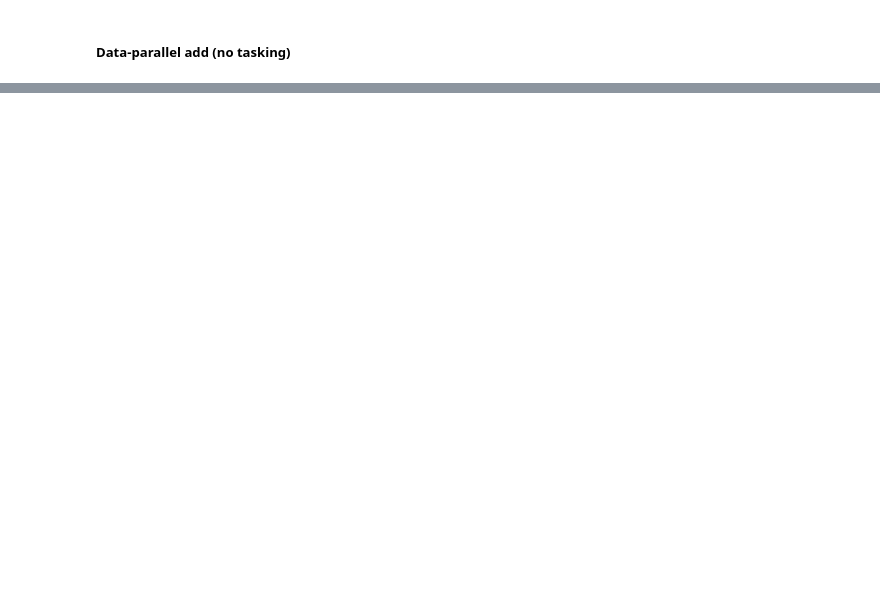
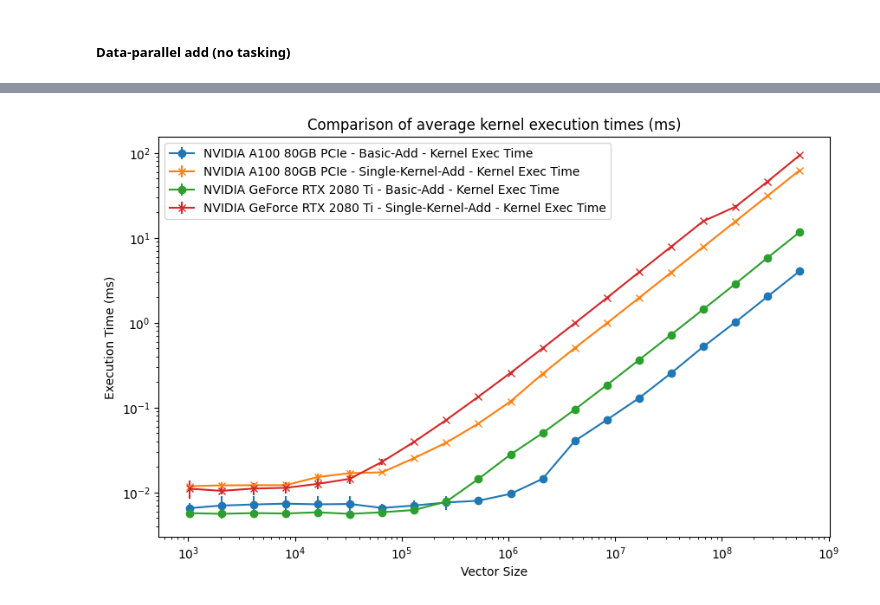
Before and after one commit to MichaelBo1/Fine-Grained-Parallelism-SYCL, a Jupyter notebook: sycl-port/vector-add/timing_analysis.ipynb, the cells around one changed output, grey strips where cells are left out. Cells and saved outputs as stored; diff of their text form; code cells hidden in the pictures; blank space fills up the shorter version.

```diff
--- a/sycl-port/vector-add/timing_analysis.ipynb
+++ b/sycl-port/vector-add/timing_analysis.ipynb
@@ -74,0 +106,29 @@ plt.show()
+# %%
+# Comparison
+fig, ax = plt.subplots(figsize=(10, 6))
+
+ax.set_xscale("log")
+ax.set_yscale("log")
+# Iterate over each device type
+for device in dp_grouped['Device'].unique():
+    dp_dev = dp_grouped[dp_grouped['Device'] == device]
+    ax.errorbar(dp_dev[dp_dev['Event'] == 'Kernel Exec Time']['VectorSize'],
+                 dp_dev[dp_dev['Event'] == 'Kernel Exec Time']['mean'],
+                 yerr=dp_dev[dp_dev['Event'] == 'Kernel Exec Time']['std'],
+                 label=f"{device} - Basic-Add - Kernel Exec Time", fmt='-o')
+
+    sk_dev = sk_grouped[(sk_grouped["Device"] == device) & (sk_grouped["WorkGroupSize"] == 32)]
+    ax.errorbar(sk_dev[sk_dev['Event'] == 'Kernel Exec Time']['VectorSize'],
+                    sk_dev[sk_dev['Event'] == 'Kernel Exec Time']['mean'],
+                    yerr=sk_dev[sk_dev['Event'] == 'Kernel Exec Time']['std'],
+                    label=f"{device} - Single-Kernel-Add - Kernel Exec Time", fmt='-x')
+# Set labels and title
+ax.set_xlabel('Vector Size')
+ax.set_ylabel('Execution Time (ms)')
+ax.set_title('Comparison of average kernel execution times (ms)')
+ax.legend()
+
+# Show plot
+plt.show()
+# %% [output]
+[figure, added]
```
Also changed, not shown: parts of 8 cells of this notebook.
